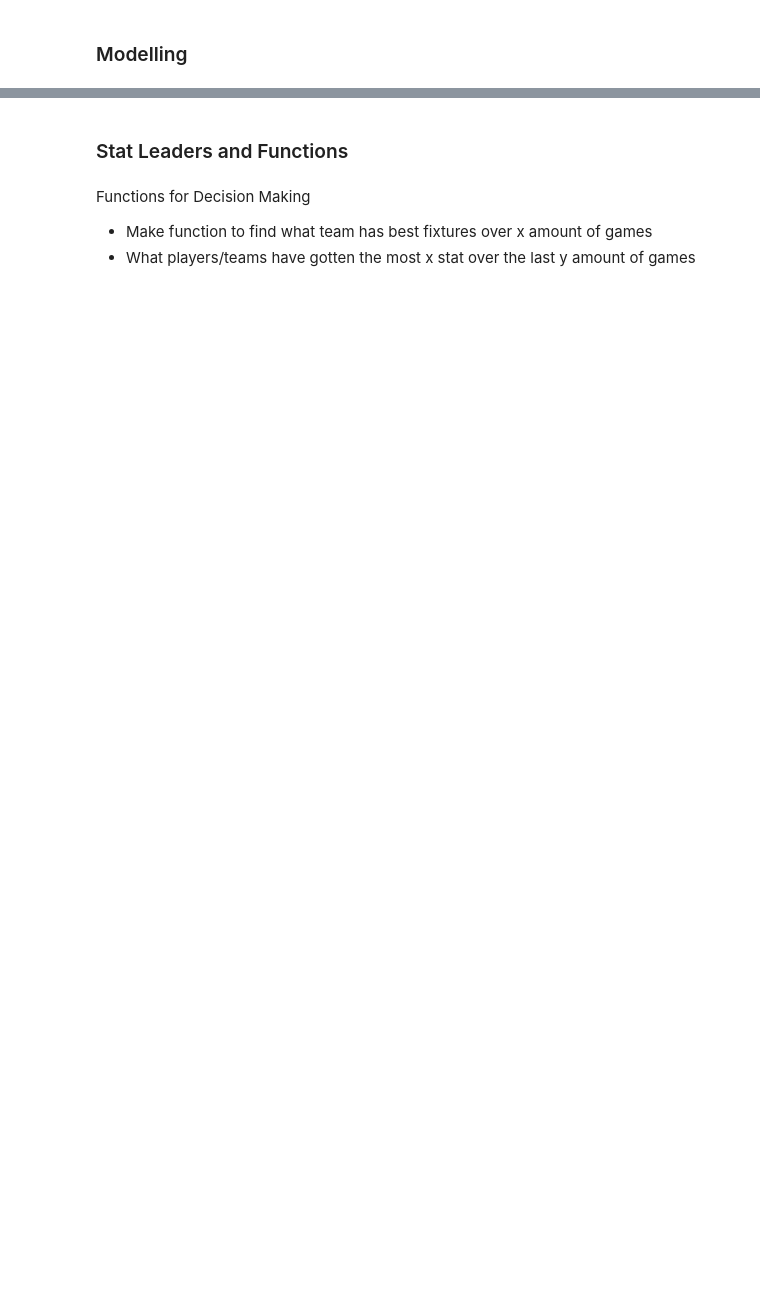
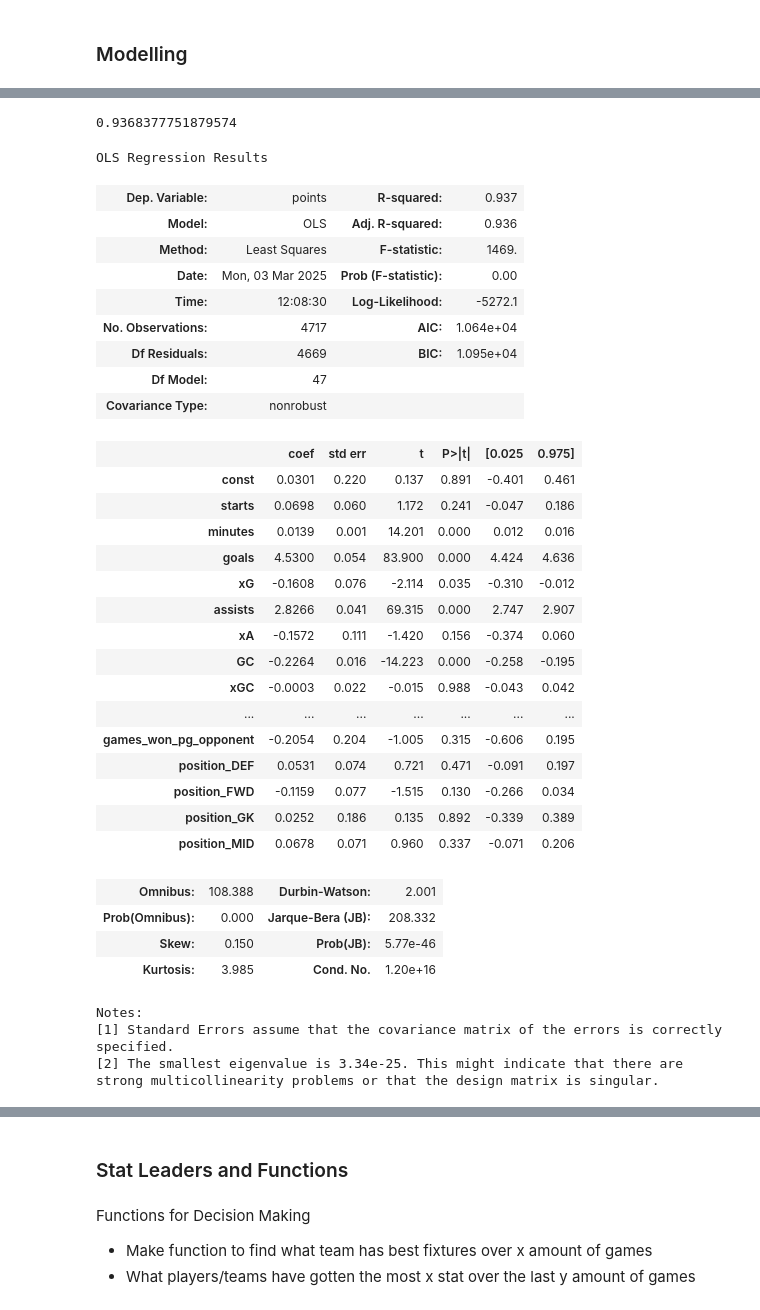
Before and after one commit to mattfurey1/fpl_points_predictor, a Jupyter notebook: project.ipynb, the cells around one changed output, grey strips where cells are left out. Drawn from its saved outputs; the diff is of its cells as text; code cells hidden in the pictures; blank space fills up the shorter version.

Commit message:
initial modelling

```diff
--- a/project.ipynb
+++ b/project.ipynb
@@ -529,7 +529,7 @@ pg_player_stats = player_stats[['name', 'team', 'position', 'total_appearances',
 # %%
 # add a minimum games played filter to remove players who have not played a certain amount of games
 minimum_games_threshold = 5
-pg_player_stats = pg_player_stats.loc[(pg_player_stats['total_appearances'] >= minimum_games_threshold)].copy()
+pg_player_stats = pg_player_stats.loc[(pg_player_stats['total_appearances'] >= minimum_games_threshold)].reset_index(drop=True).copy()
 # %%
 # using an inner join to only include players who have played a minimum amount of games
 # this is because players who have played less games will have a higher bias towards their per game stats
@@ -589,13 +589,13 @@ gw_opponent_joined
 6739 rows × 52 columns
 # %%
 # remove categorical and indetifier variables from the final model dataframe
-final_model_df = gw_opponent_joined.drop(columns=["GW", "fixture", "team", "opponent"])
+final_model_df = gw_opponent_joined.drop(columns=["GW", "fixture", "team", "opponent", "team_opponent"])
 
 # set the index of the df as the player, so we can map the predicted points to a player for a fixture
 final_model_df = final_model_df.set_index('name')
 
 # get dummy variables for the position column
-final_model_df = pd.get_dummies(final_model_df, columns=['position'])
+final_model_df = pd.get_dummies(final_model_df, columns=['position'], dtype=float)
 
 # this should be the final dataframe to use for the model
 final_model_df
@@ -619,3 +627,8 @@ final_model_df
 # %%
 X = final_model_df.drop(columns=['points'])
 y = final_model_df['points']
+# %%
+X_train, X_test, y_train, y_test = train_test_split(X, y, test_size=0.3, random_state=42)
+# %%
+linear_regression = LinearRegression()
+linear_regression.fit(X_train, y_train)
@@ -621,0 +671,45 @@ y = final_model_df['points']
+# %%
+linear_regression.score(X_test, y_test)
+# %% [output]
+0.9368377751879574
+# %%
+import statsmodels.api as sm
+
+X_train_sm = sm.add_constant(X_train)
+sm_model = sm.OLS(y_train, X_train_sm).fit()
+sm_model.summary()
+# %% [output]
+OLS Regression Results
+| Dep. Variable: | points | R-squared: | 0.937 |
+| Model: | OLS | Adj. R-squared: | 0.936 |
+| Method: | Least Squares | F-statistic: | 1469. |
+| Date: | Mon, 03 Mar 2025 | Prob (F-statistic): | 0.00 |
+| Time: | 12:08:30 | Log-Likelihood: | -5272.1 |
+| No. Observations: | 4717 | AIC: | 1.064e+04 |
+| Df Residuals: | 4669 | BIC: | 1.095e+04 |
+| Df Model: | 47 |  |  |
+| Covariance Type: | nonrobust |  |  |
+|  | coef | std err | t | P>|t| | [0.025 | 0.975] |
+| const | 0.0301 | 0.220 | 0.137 | 0.891 | -0.401 | 0.461 |
+| starts | 0.0698 | 0.060 | 1.172 | 0.241 | -0.047 | 0.186 |
+| minutes | 0.0139 | 0.001 | 14.201 | 0.000 | 0.012 | 0.016 |
+| goals | 4.5300 | 0.054 | 83.900 | 0.000 | 4.424 | 4.636 |
+| xG | -0.1608 | 0.076 | -2.114 | 0.035 | -0.310 | -0.012 |
+| assists | 2.8266 | 0.041 | 69.315 | 0.000 | 2.747 | 2.907 |
+| xA | -0.1572 | 0.111 | -1.420 | 0.156 | -0.374 | 0.060 |
+| GC | -0.2264 | 0.016 | -14.223 | 0.000 | -0.258 | -0.195 |
+| xGC | -0.0003 | 0.022 | -0.015 | 0.988 | -0.043 | 0.042 |
+| ... | ... | ... | ... | ... | ... | ... |
+| games_won_pg_opponent | -0.2054 | 0.204 | -1.005 | 0.315 | -0.606 | 0.195 |
+| position_DEF | 0.0531 | 0.074 | 0.721 | 0.471 | -0.091 | 0.197 |
+| position_FWD | -0.1159 | 0.077 | -1.515 | 0.130 | -0.266 | 0.034 |
+| position_GK | 0.0252 | 0.186 | 0.135 | 0.892 | -0.339 | 0.389 |
+| position_MID | 0.0678 | 0.071 | 0.960 | 0.337 | -0.071 | 0.206 |
+| Omnibus: | 108.388 | Durbin-Watson: | 2.001 |
+| Prob(Omnibus): | 0.000 | Jarque-Bera (JB): | 208.332 |
+| Skew: | 0.150 | Prob(JB): | 5.77e-46 |
+| Kurtosis: | 3.985 | Cond. No. | 1.20e+16 |
+Notes:
+[1] Standard Errors assume that the covariance matrix of the errors is correctly specified.
+[2] The smallest eigenvalue is 3.34e-25. This might indicate that there are
+strong multicollinearity problems or that the design matrix is singular.
```
Also changed, not shown: parts of 12 cells of this notebook.
